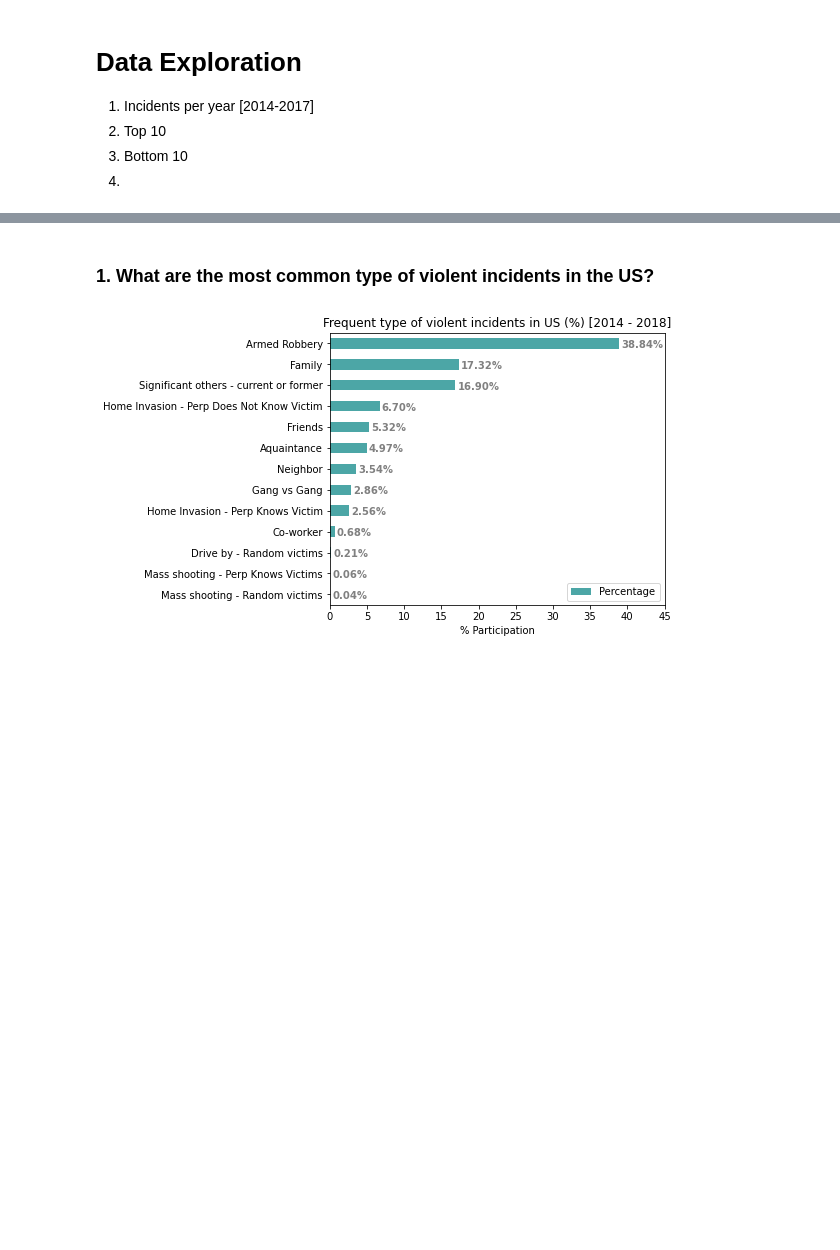
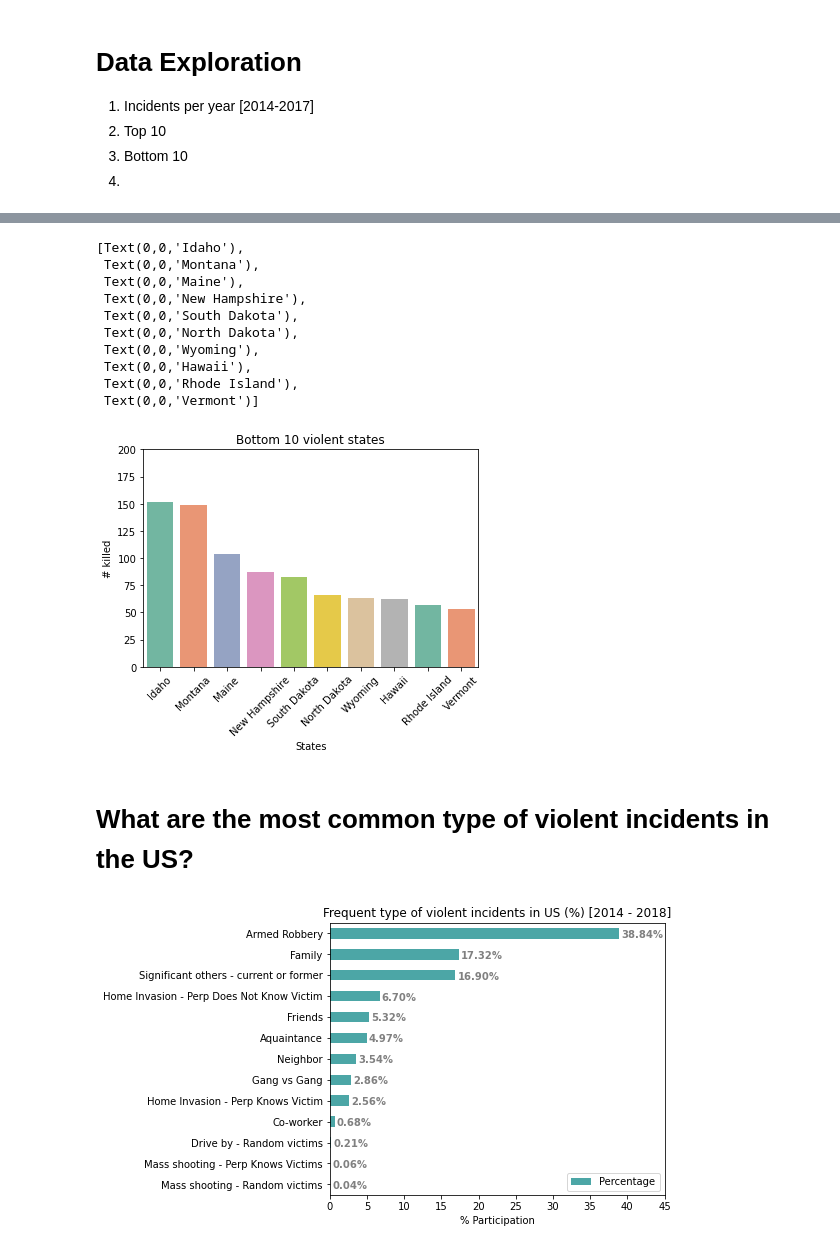
Before and after one commit to palolo02/Project1, a Jupyter notebook: Crime in US.ipynb, the cells around one changed output, grey strips where cells are left out. Drawn from its saved outputs; the diff is of its cells as text; code cells hidden in the pictures; blank space fills up the shorter version.

```diff
--- a/Crime in US.ipynb
+++ b/Crime in US.ipynb
@@ -208,5 +259,25 @@ Lau:
+# %%
+#bar plot bottom
+killed_years_bottom=sns.barplot(x=bottom.index, y=bottom.n_killed,data=bottom,palette='Set2')
+plt.xlabel('States')
+plt.ylabel('# killed')
+plt.title('Bottom 10 violent states')
+killed_years_bottom.set_ylim([0,200])
+killed_years_bottom.set_xticklabels(killed_years_bottom.get_xticklabels(),rotation=45)
+# %% [output]
+[Text(0,0,'Idaho'),
+ Text(0,0,'Montana'),
+ Text(0,0,'Maine'),
+ Text(0,0,'New Hampshire'),
+ Text(0,0,'South Dakota'),
+ Text(0,0,'North Dakota'),
+ Text(0,0,'Wyoming'),
+ Text(0,0,'Hawaii'),
+ Text(0,0,'Rhode Island'),
+ Text(0,0,'Vermont')]
+[figure, added]
 # %% [markdown]
-### 1. What are the most common type of violent incidents in the US?
+# What are the most common type of violent incidents in the US?
 # %%
 # Filter years 2014 - 2018
 rel = relationshipDF.loc[(relationshipDF["year"] > 2013) & (relationshipDF["year"] < 2019)]
```
Also changed, not shown: parts of 15 cells of this notebook.
